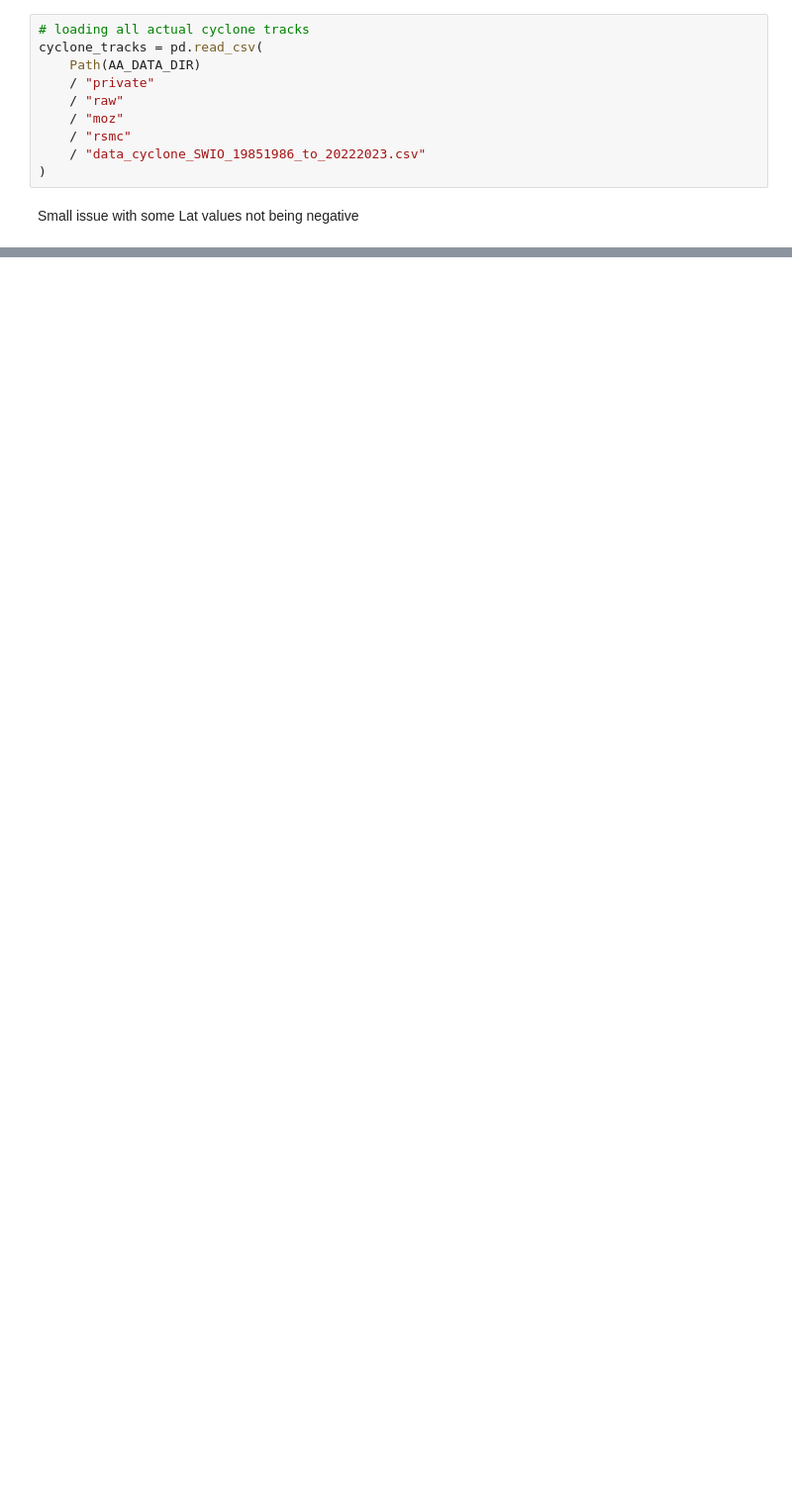
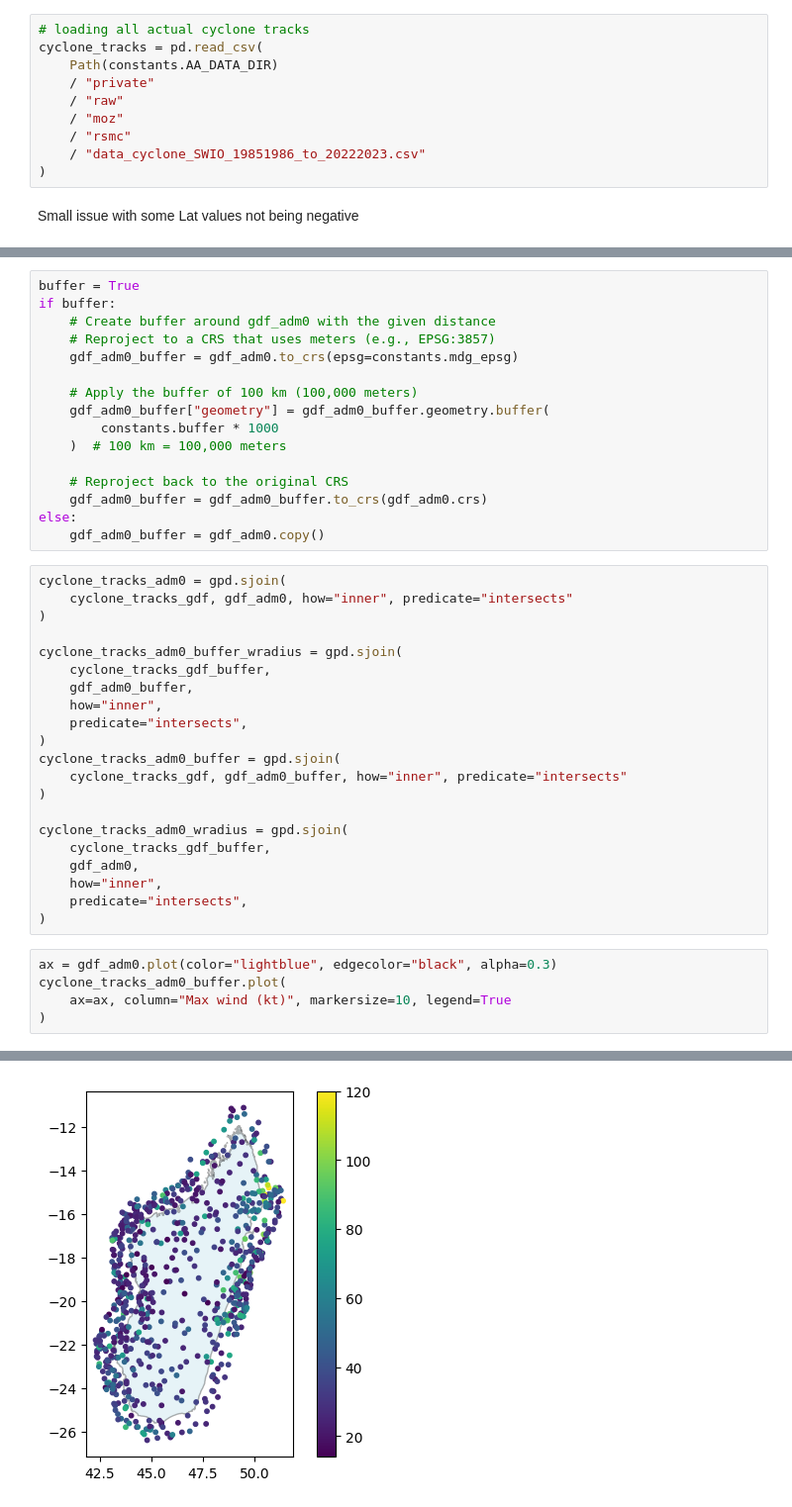
Before and after one commit to OCHA-DAP/ds-aa-mdg-storms, a Jupyter notebook: analysis/01.1_return_period_meteofrance_lareunion.ipynb, the cells around one changed output, grey strips where cells are left out. Shown at 99% size. Drawn from its saved outputs; the diff is of its cells as text; blank space fills up the shorter version.

```diff
--- a/analysis/01.1_return_period_meteofrance_lareunion.ipynb
+++ b/analysis/01.1_return_period_meteofrance_lareunion.ipynb
@@ -55,7 +46,7 @@ else:
 # %%
 # loading all actual cyclone tracks
 cyclone_tracks = pd.read_csv(
-    Path(AA_DATA_DIR)
+    Path(constants.AA_DATA_DIR)
     / "private"
     / "raw"
     / "moz"
@@ -389,0 +118,43 @@ plt.show()
+# %%
+buffer = True
+if buffer:
+    # Create buffer around gdf_adm0 with the given distance
+    # Reproject to a CRS that uses meters (e.g., EPSG:3857)
+    gdf_adm0_buffer = gdf_adm0.to_crs(epsg=constants.mdg_epsg)
+
+    # Apply the buffer of 100 km (100,000 meters)
+    gdf_adm0_buffer["geometry"] = gdf_adm0_buffer.geometry.buffer(
+        constants.buffer * 1000
+    )  # 100 km = 100,000 meters
+
+    # Reproject back to the original CRS
+    gdf_adm0_buffer = gdf_adm0_buffer.to_crs(gdf_adm0.crs)
+else:
+    gdf_adm0_buffer = gdf_adm0.copy()
+# %%
+cyclone_tracks_adm0 = gpd.sjoin(
+    cyclone_tracks_gdf, gdf_adm0, how="inner", predicate="intersects"
+)
+
+cyclone_tracks_adm0_buffer_wradius = gpd.sjoin(
+    cyclone_tracks_gdf_buffer,
+    gdf_adm0_buffer,
+    how="inner",
+    predicate="intersects",
+)
+cyclone_tracks_adm0_buffer = gpd.sjoin(
+    cyclone_tracks_gdf, gdf_adm0_buffer, how="inner", predicate="intersects"
+)
+
+cyclone_tracks_adm0_wradius = gpd.sjoin(
+    cyclone_tracks_gdf_buffer,
+    gdf_adm0,
+    how="inner",
+    predicate="intersects",
+)
+# %%
+ax = gdf_adm0.plot(color="lightblue", edgecolor="black", alpha=0.3)
+cyclone_tracks_adm0_buffer.plot(
+    ax=ax, column="Max wind (kt)", markersize=10, legend=True
+)
+# %% [output]
@@ -389,0 +162 @@ plt.show()
+[figure, added]
```
Also changed, not shown: parts of 66 cells of this notebook.
